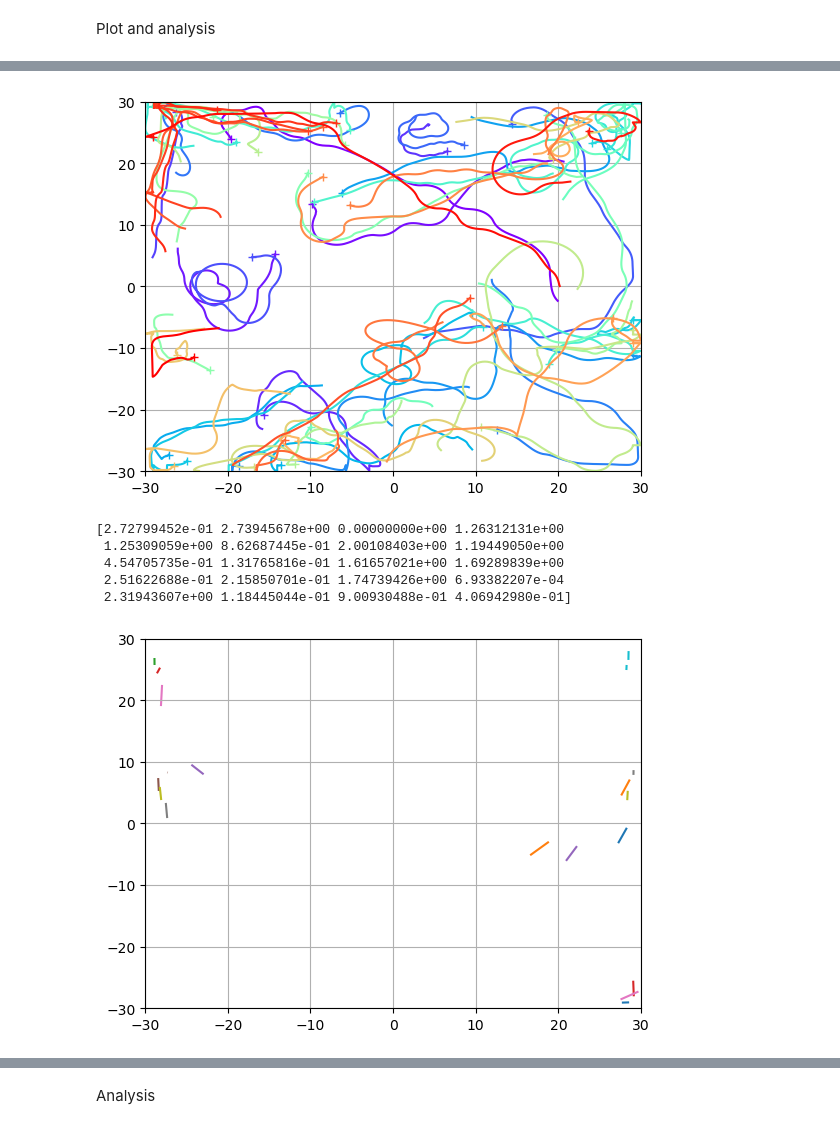
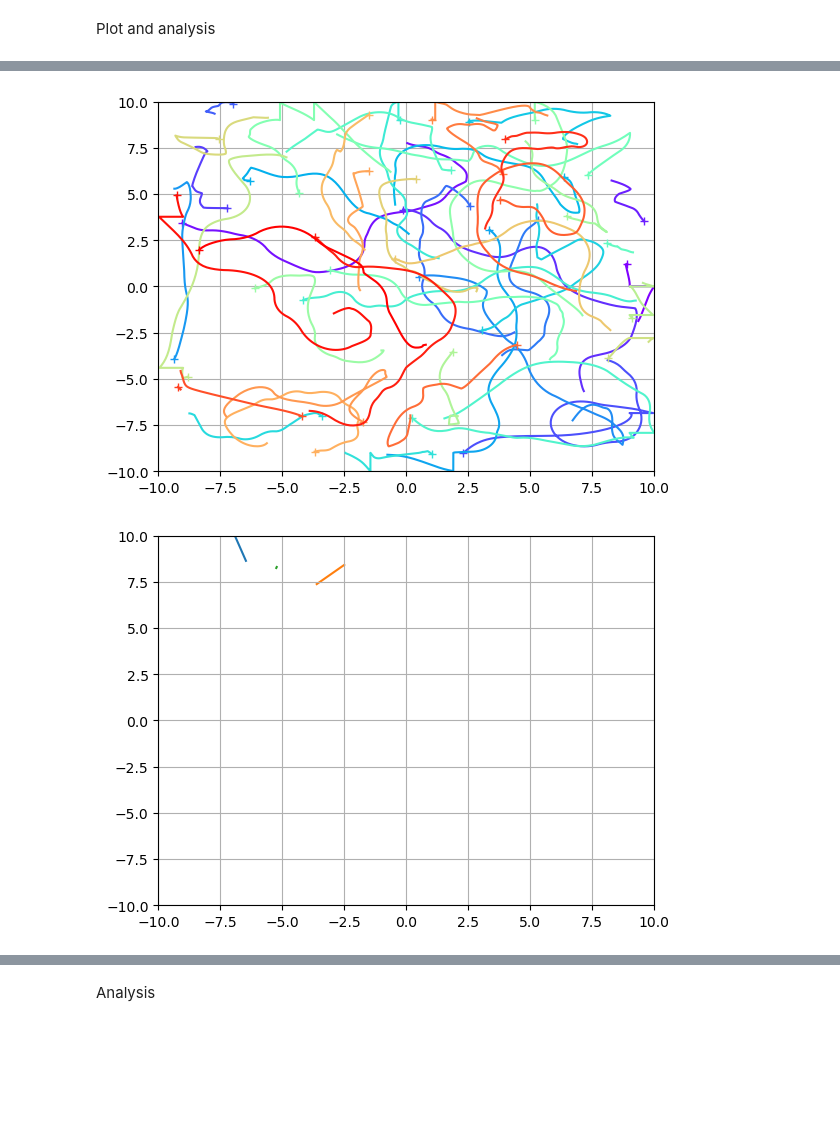
Before and after one commit to Bobomoto/PHYS250-Final-Project, a Jupyter notebook: Finalproject.ipynb, the cells around one changed output, grey strips where cells are left out. Cells and saved outputs as stored; diff of their text form; code cells hidden in the pictures; blank space fills up the shorter version.

```diff
--- a/Finalproject.ipynb
+++ b/Finalproject.ipynb
@@ -223,7 +236,7 @@ plt.show()
 #we can also change the fish to only respond to a certain angle of neighbor, like -pi/3 to pi/3 rad
 #error about 0.25 maybe, can change
 
-def updatefish(positions,radorientations,speeds,velocity, arenarange = 100, time = 0, timestep = 0.066, maxa = 1.0, maxdw = 0.8, vdecay = 0.8, erroracc = 0, errordw = 0, maxspd = 10):
+def updatefish(positions,radorientations,speeds,velocity, arenarange = 100, time = 0, timestep = 0.1, maxa = 1.0, maxdw = 0.8, erroracc = 0.05, errordw = 0.02, maxspd = 10):
     copypositions = positions.copy()
     time += timestep
     t = timestep
@@ -236,10 +249,16 @@ def updatefish(positions,radorientations,speeds,velocity, arenarange = 100, time
         #find its dotproduct
         dotproduct, crossproduct = findangletoneighbor(radorientations[i],copypositions[i],copypositions[neighindex]) #simply cos(theta) and sin(theta)
 
+        #error in acceleration
+        Aerror = rng.uniform(-erroracc,erroracc)
+        Dwerror = rng.uniform(-errordw,errordw)
+
+
         #calculate the accelerations based on the dotproduct and the distance to the neighbor
-        motaccpositive = maxa*dotproduct*np.tanh(neighdist/5) + rng.uniform(-erroracc,erroracc)
-        motaccnegative = maxa*dotproduct + rng.uniform(-erroracc,erroracc) #assume no huge distance dependence
-        dw = maxdw*crossproduct + rng.uniform(-errordw,errordw)
+        motaccpositive = maxa*dotproduct*np.tanh(neighdist/5) + Aerror
+        motaccnegative = maxa*dotproduct + Aerror #assume no huge distance dependence
+        dwfar = maxdw*crossproduct*neighdist*np.exp(-neighdist/4) + Dwerror
+        dwnear = maxdw*crossproduct + Dwerror
 
         #Speed rule 1, attractve over R (2 body lengths)
         if neighdist > 2:
@@ -247,32 +266,41 @@ def updatefish(positions,radorientations,speeds,velocity, arenarange = 100, time
             if np.abs(speeds[i] + motaccpositive*t) <= maxspeed:
                 speeds[i] = max(0, speeds[i] + motaccpositive*t)
             else:
-                speeds[i] = speeds[i]
+                speeds[i] = max(0, speeds[i] + Aerror*t)
         #speed rule 2, repulsive under R
         elif neighdist < 2:
             #if behind, accelerate forward. if ahead, decelerate
             if np.abs(speeds[i] - motaccnegative*t) <= maxspeed:
                 speeds[i] = max(0,speeds[i] - motaccnegative*t)
             else:
-                speeds[i] = speeds[i]
+                speeds[i] = speeds[i] = max(0, speeds[i] + Aerror*t)
 
         #orientation rule 1, turn towards nearest neighbor
         if neighdist > 2: #radpersecond
-            radorientations[i] = radorientations[i] + dw*t
+            radorientations[i] = radorientations[i] + dwfar*t
         elif neighdist < 2: #radpersecond
-            radorientations[i] = radorientations[i] -  dw*t
+            radorientations[i] = radorientations[i] -  dwnear*t
 
         #add repulsive force towards wall
         xwalldist, ywalldist = finddistancetonearestwall(copypositions[i], maxcoord)
         xwalldot, ywalldot, xwallcross, ywallcross = findangletowall(radorientations[i], copypositions[i], maxcoord)
-        #angular acceleration for wall
-        dwwallx = maxdw*xwallcross + rng.uniform(-errordw,errordw)
-        dwwally = maxdw*ywallcross + rng.uniform(-errordw,errordw)
+
+        #make sure direction is correct
+        xsign = np.sign(xwallcross)
+        ysign = np.sign(ywallcross)
+
+        #angular frequency for wall
+        dwwallx = maxdw*np.abs(xwalldot)*xsign + Dwerror
+        dwwally = maxdw*np.abs(ywalldot)*ysign + Dwerror
 
         if np.abs(xwalldist) < 2 and xwalldot < 0:
             radorientations[i] += dwwallx * t
         if np.abs(ywalldist) < 2 and ywalldot < 0:
             radorientations[i] += dwwally * t
+
+        if xwalldot < 0 and ywalldot < 0 and np.sqrt(xwalldist**2+ywalldist**2) < 2:
+            radorientations[i] += rng.choice([-3*np.pi/4,3*np.pi/4])
+
 
         #update velocity
         velocity[i] = (speeds[i]*np.cos(radorientations[i]),speeds[i]*np.sin(radorientations[i]))
@@ -325,9 +353,9 @@ def plot(coords, radorientations, viewrange = (-50,50), title = '', fishmarker =
     plt.show()
 # %%
 numiterations = 1000
-poolrange = 60 #poolrange/2 is the length of each side
-initcoordmax = 25 #essentially initial density
-numfish = 60
+poolrange = 20 #poolrange/2 is the length of each side
+initcoordmax = 10 #essentially initial density
+numfish = 50
 inittime = 0
 positionarray = []
 speedarray = []
@@ -348,30 +376,30 @@ plot(pos, motorientations, viewrange = (-poolrange/2,poolrange/2), title = f't =
 # %%
 #trajectory plot
 fig, ax = plt.subplots()
 
 plotmaxcoord = poolrange/2
-trajlength = 500
+trajlength = 200
 
 colors = cm.rainbow(np.linspace(0, 1, numfish))
 
 for n in np.arange(numfish):
     coordinates = []
     for i in np.arange(numiterations):
         coordinates.append(positionarray[i][n])
     fishcoordsx, fishcoordsy = zip(*coordinates)
 
     recent_x = fishcoordsx[-trajlength:]
     recent_y = fishcoordsy[-trajlength:]
 
     ax.plot(recent_x, recent_y, color=colors[n])
     ax.plot(recent_x[-1], recent_y[-1], marker='+', color=colors[n])
 
 ax.set_xlim(-plotmaxcoord,plotmaxcoord)
 ax.set_ylim(-plotmaxcoord,plotmaxcoord)
 ax.grid()
 plt.show()
 # %% [output]
-[figure, old version]
+[figure, new version]
 # %%
 #final velocity plot function
 def plotvel(coords, radorientations, speeds, viewrange = (-50,50), title = ''):
@@ -401,15 +429,9 @@ def plotvel(coords, radorientations, speeds, viewrange = (-50,50), title = ''):
     plt.show()
 # %%
 #final velocity plot:
-print(motspeeds)
 plotvel(pos, motorientations, motspeeds, viewrange = (-plotmaxcoord,plotmaxcoord))
 # %% [output]
-[2.72799452e-01 2.73945678e+00 0.00000000e+00 1.26312131e+00
- 1.25309059e+00 8.62687445e-01 2.00108403e+00 1.19449050e+00
- 4.54705735e-01 1.31765816e-01 1.61657021e+00 1.69289839e+00
- 2.51622688e-01 2.15850701e-01 1.74739426e+00 6.93382207e-04
- 2.31943607e+00 1.18445044e-01 9.00930488e-01 4.06942980e-01]
-[figure, old version]
+[figure, new version]
 # %%
 #plot changes in speed:
 speedarray
```
Also changed, not shown: parts of 8 cells of this notebook.
